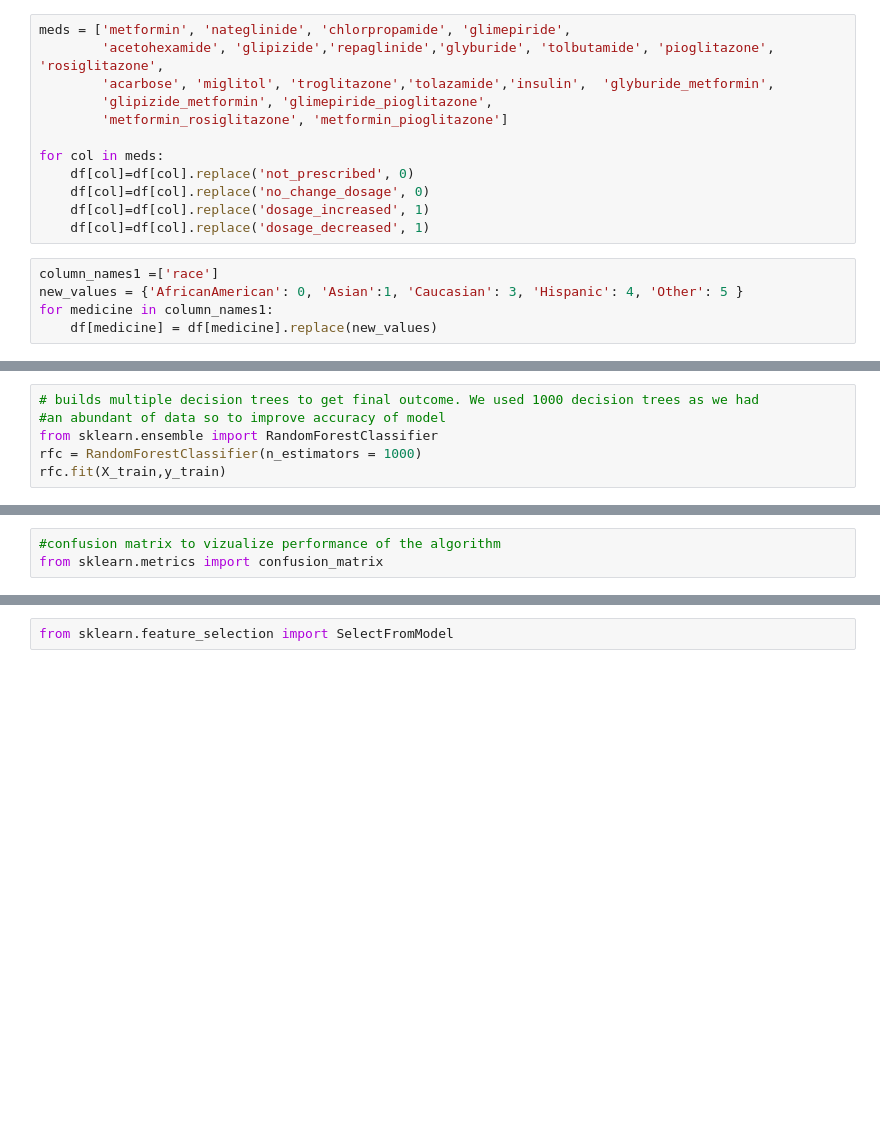
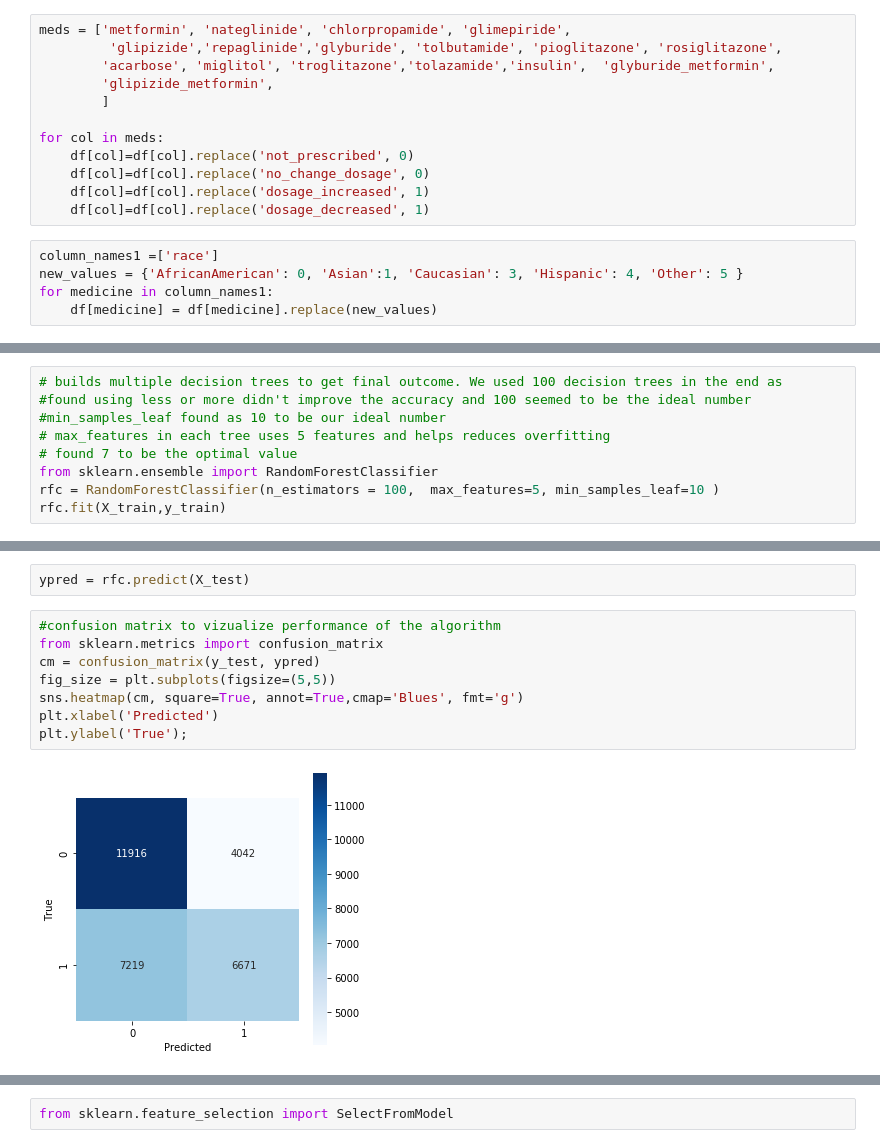
Before and after one commit to susan289/Diabetes, a Jupyter notebook: Random Forest .ipynb, the cells around one changed output, grey strips where cells are left out. Drawn from its saved outputs; the diff is of its cells as text; blank space fills up the shorter version.

```diff
--- a/Random Forest .ipynb
+++ b/Random Forest .ipynb
@@ -47,9 +108,9 @@ df.head(3)
 # %%
 meds = ['metformin', 'nateglinide', 'chlorpropamide', 'glimepiride',
-        'acetohexamide', 'glipizide','repaglinide','glyburide', 'tolbutamide', 'pioglitazone', 'rosiglitazone',
+         'glipizide','repaglinide','glyburide', 'tolbutamide', 'pioglitazone', 'rosiglitazone',
         'acarbose', 'miglitol', 'troglitazone','tolazamide','insulin',  'glyburide_metformin',
-        'glipizide_metformin', 'glimepiride_pioglitazone',
-        'metformin_rosiglitazone', 'metformin_pioglitazone']
+        'glipizide_metformin',
+        ]
 
 for col in meds:
     df[col]=df[col].replace('not_prescribed', 0)
@@ -76,8 +156,11 @@ len(X_train)
 # %%
-# builds multiple decision trees to get final outcome. We used 1000 decision trees as we had
-#an abundant of data so to improve accuracy of model
+# builds multiple decision trees to get final outcome. We used 100 decision trees in the end as
+#found using less or more didn't improve the accuracy and 100 seemed to be the ideal number
+#min_samples_leaf found as 10 to be our ideal number
+# max_features in each tree uses 5 features and helps reduces overfitting
+# found 7 to be the optimal value
 from sklearn.ensemble import RandomForestClassifier
-rfc = RandomForestClassifier(n_estimators = 1000)
+rfc = RandomForestClassifier(n_estimators = 100,  max_features=5, min_samples_leaf=10 )
 rfc.fit(X_train,y_train)
 # %% [output]
 RandomForestClassifier(bootstrap=True, ccp_alpha=0.0, class_weight=None,
@@ -96,4 +179,13 @@ rfc.score(X_test,y_test)
+# %%
+ypred = rfc.predict(X_test)
 # %%
 #confusion matrix to vizualize performance of the algorithm
 from sklearn.metrics import confusion_matrix
+cm = confusion_matrix(y_test, ypred)
+fig_size = plt.subplots(figsize=(5,5))
+sns.heatmap(cm, square=True, annot=True,cmap='Blues', fmt='g')
+plt.xlabel('Predicted')
+plt.ylabel('True');
+# %% [output]
+[figure, added]
 # %%
```
Also changed, not shown: parts of 25 cells of this notebook.
